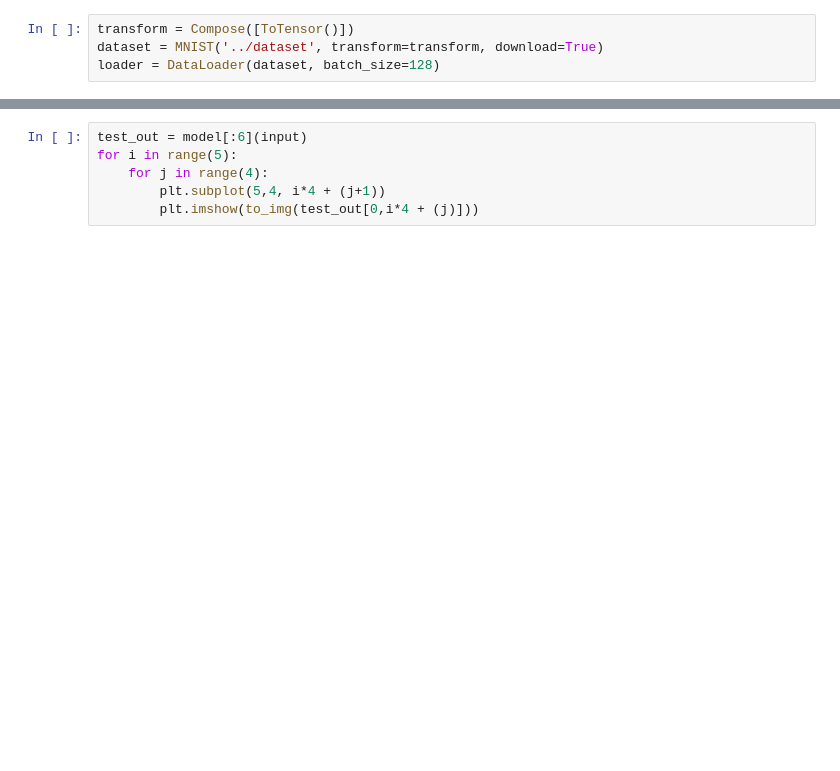
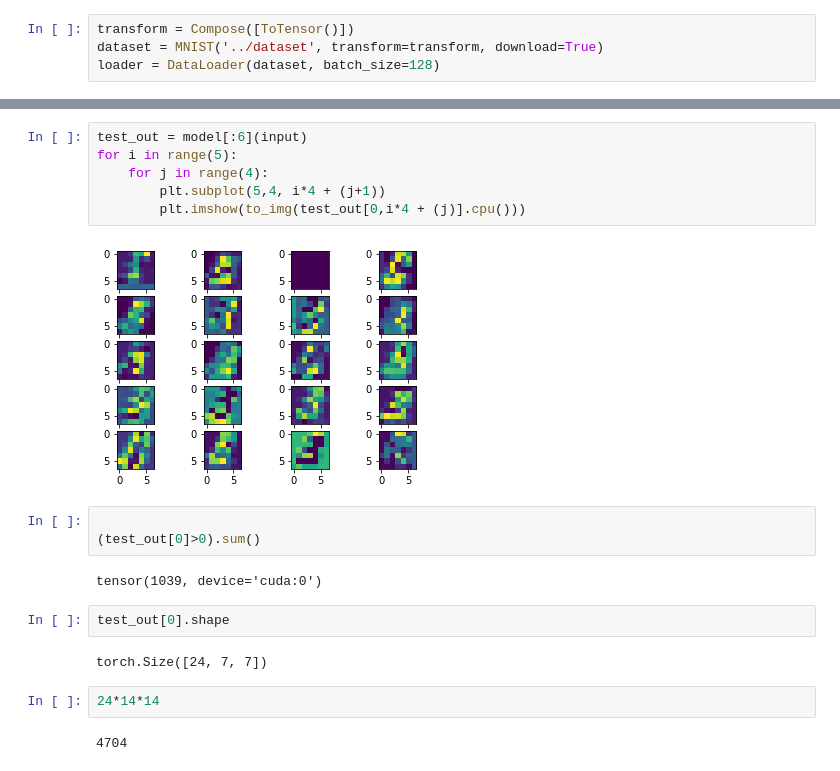
Before and after one commit to SolidusAbi/Sparse, a Jupyter notebook: notebooks/sparse_convolutional.ipynb, the cells around one changed output, grey strips where cells are left out. Saved outputs shown, nothing was run; the diff lists cells and outputs as text; blank space fills up the shorter version.

```diff
--- a/notebooks/sparse_convolutional.ipynb
+++ b/notebooks/sparse_convolutional.ipynb
@@ -87,6 +95,21 @@ for i in range(3):
 # %%
 test_out = model[:6](input)
 for i in range(5):
     for j in range(4):
         plt.subplot(5,4, i*4 + (j+1))
-        plt.imshow(to_img(test_out[0,i*4 + (j)]))
+        plt.imshow(to_img(test_out[0,i*4 + (j)].cpu()))
+# %% [output]
+[figure, added]
+# %%
+
+(test_out[0]>0).sum()
+# %% [output]
+tensor(1039, device='cuda:0')
+# %%
+test_out[0].shape
+# %% [output]
+torch.Size([24, 7, 7])
+# %%
+24*14*14
+# %% [output]
+4704
```
Also changed, not shown: parts of 6 cells of this notebook, 11 other files.
